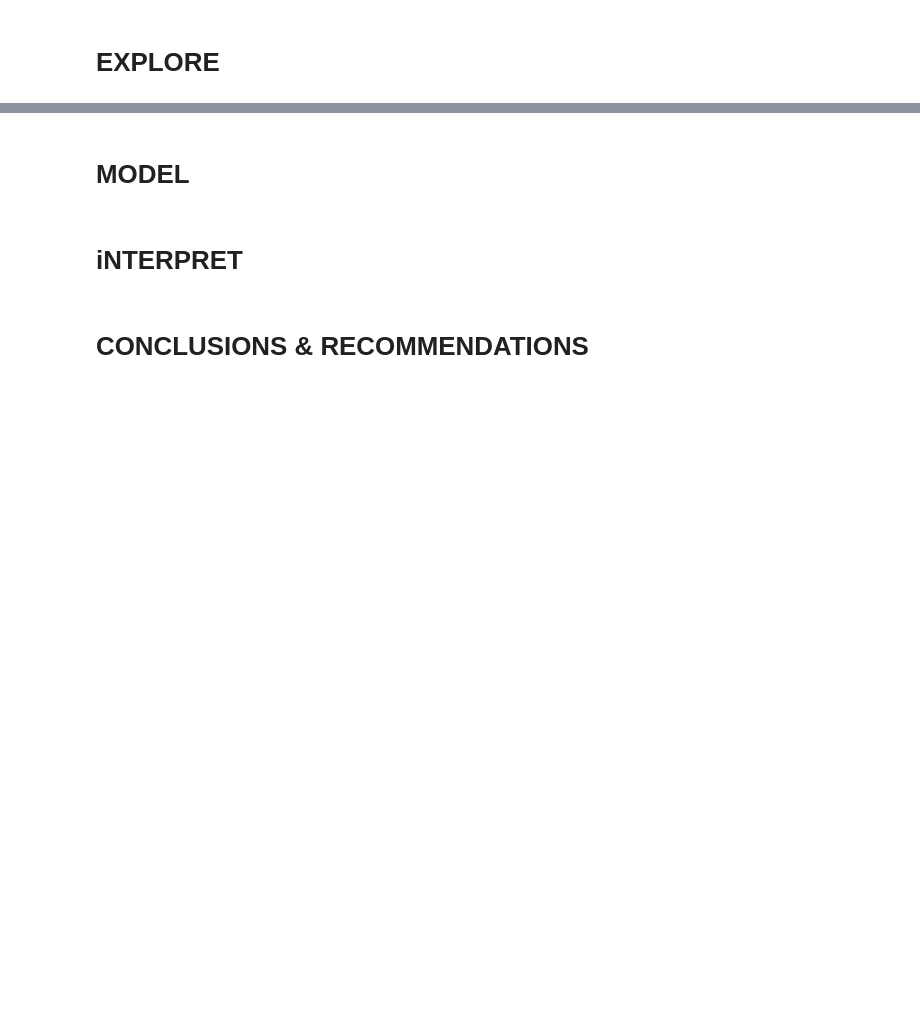
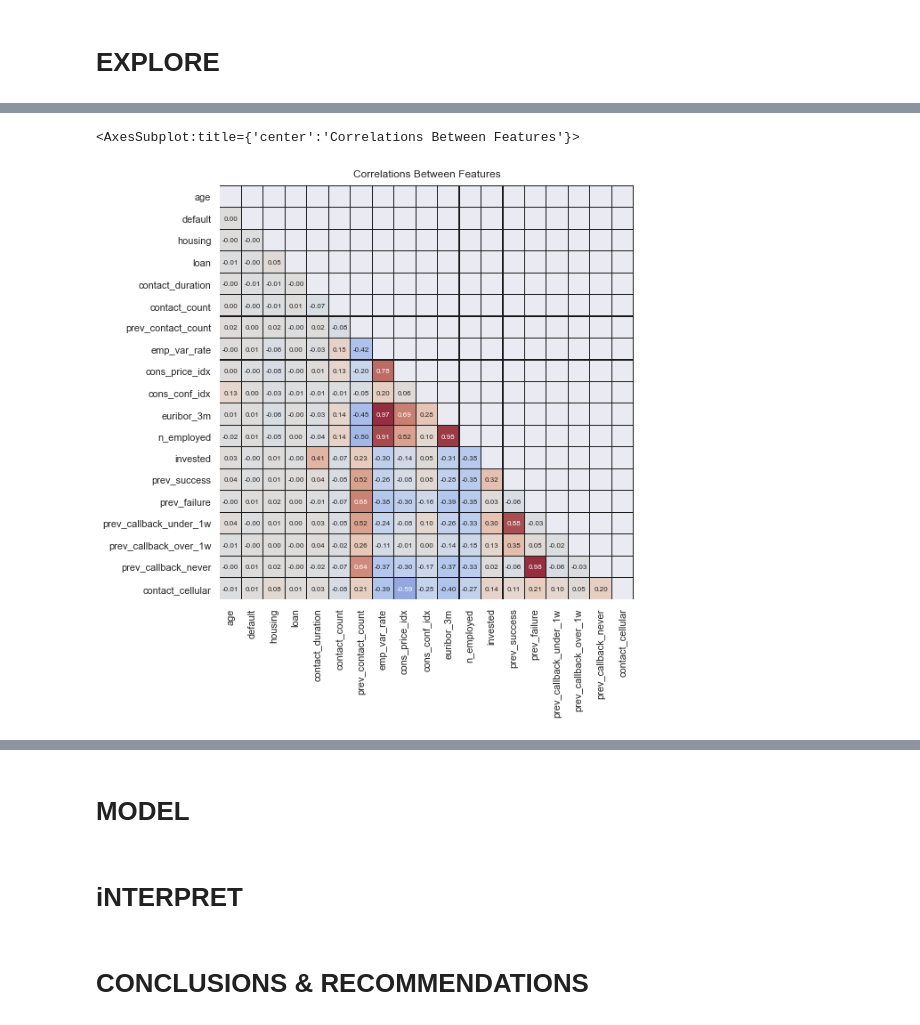
Before and after one commit to ndgigliotti/dsc-phase-3-project, a Jupyter notebook: index.ipynb, the cells around one changed output, grey strips where cells are left out. Saved outputs shown, nothing was run; the diff lists cells and outputs as text; code cells hidden in the pictures; blank space fills up the shorter version.

```diff
--- a/index.ipynb
+++ b/index.ipynb
@@ -289,0 +321,5 @@ del to_cat
+# %%
+plotting.pair_corr_heatmap(df, scale=.45)
+# %% [output]
+<AxesSubplot:title={'center':'Correlations Between Features'}>
+[figure, added]
```
Also changed, not shown: parts of 13 cells of this notebook, 1 other file.
